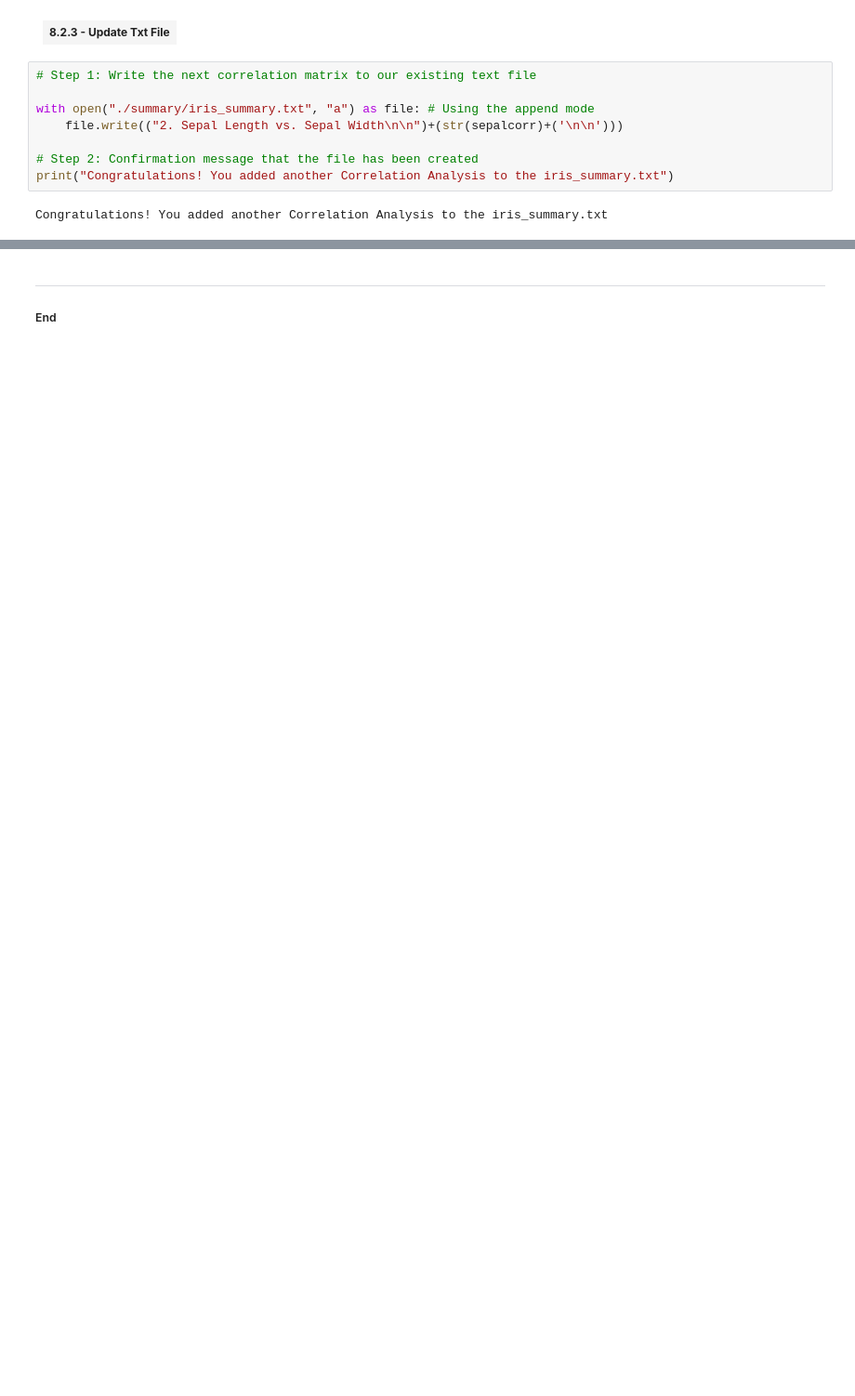
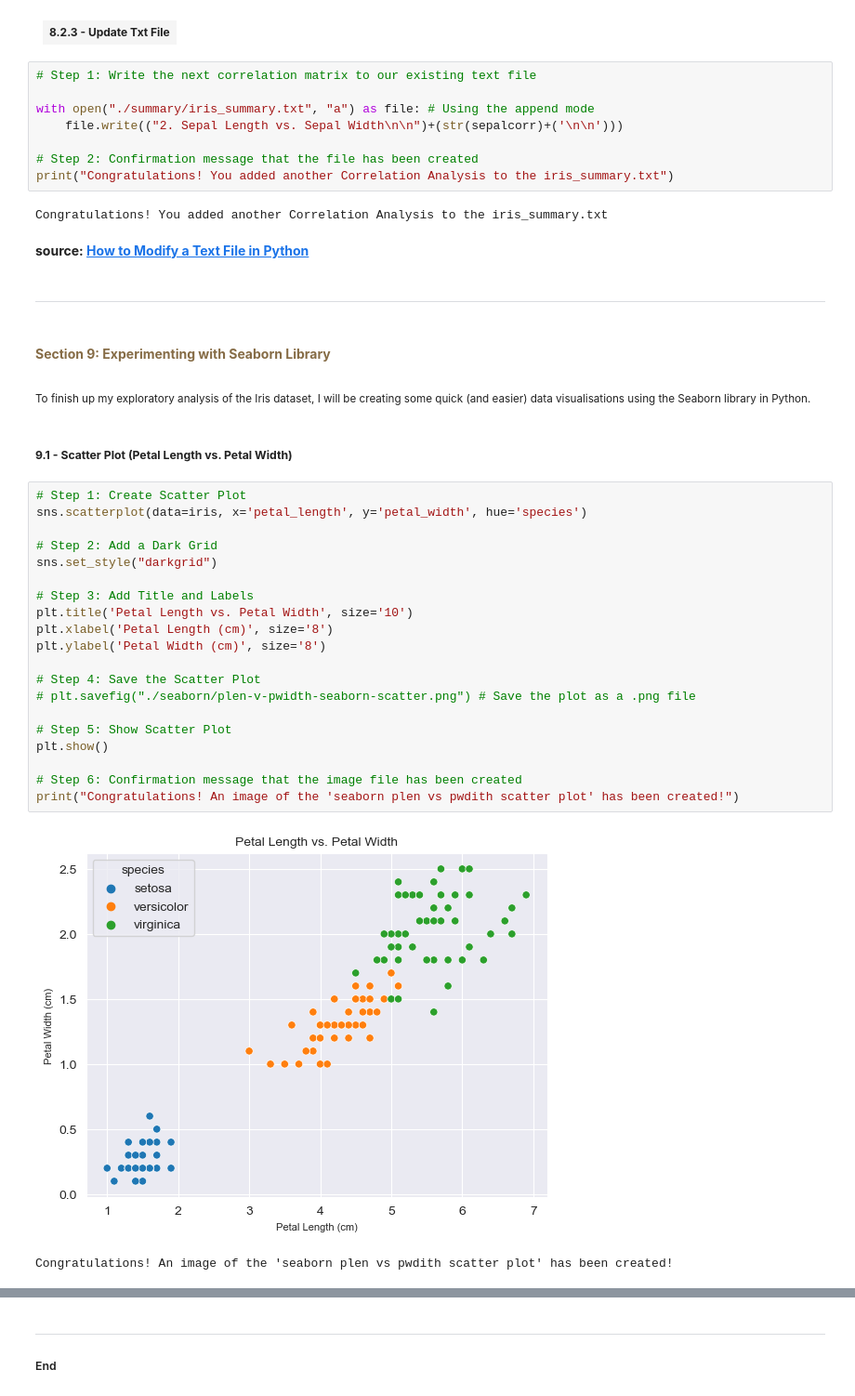
Before and after one commit to galto4/pands-project, a Jupyter notebook: iris.ipynb, the cells around one changed output, grey strips where cells are left out. Shown: that part at 93% size. Saved outputs shown, nothing was run; the diff lists cells and outputs as text; blank space fills up the shorter version.

```diff
--- a/iris.ipynb
+++ b/iris.ipynb
@@ -683,3 +691,36 @@ with open("./summary/iris_summary.txt", "a") as file: # Using the append mode
 print("Congratulations! You added another Correlation Analysis to the iris_summary.txt")
 # %% [output]
 Congratulations! You added another Correlation Analysis to the iris_summary.txt
+# %% [markdown]
+<subb><b>source: [How to Modify a Text File in Python](https://www.askpython.com/python/built-in-methods/modify-text-file-python)</b></sub>
+# %% [markdown]
+***
+# %% [markdown]
+#### <a class="anchor" id="section8"><font color='#866c46'><b>Section 9: Experimenting with Seaborn Library</b></font></a>
+# %% [markdown]
+<sub>To finish up my exploratory analysis of the Iris dataset, I will be creating some quick (and easier) data visualisations using the Seaborn library in Python.</sub>
+# %% [markdown]
+##### <b>9.1 - Scatter Plot (Petal Length vs. Petal Width)</b>
+# %%
+# Step 1: Create Scatter Plot
+sns.scatterplot(data=iris, x='petal_length', y='petal_width', hue='species')
+
+# Step 2: Add a Dark Grid
+sns.set_style("darkgrid")
+
+# Step 3: Add Title and Labels
+plt.title('Petal Length vs. Petal Width', size='10')
+plt.xlabel('Petal Length (cm)', size='8')
+plt.ylabel('Petal Width (cm)', size='8')
+
+# Step 4: Save the Scatter Plot
+# plt.savefig("./seaborn/plen-v-pwidth-seaborn-scatter.png") # Save the plot as a .png file
+
+# Step 5: Show Scatter Plot
+plt.show()
+
+# Step 6: Confirmation message that the image file has been created
+print("Congratulations! An image of the 'seaborn plen vs pwdith scatter plot' has been created!")
+# %% [output]
+[figure, added]
+Congratulations! An image of the 'seaborn plen vs pwdith scatter plot' has been created!
```
Also changed, not shown: parts of 23 cells of this notebook, 1 other file.
